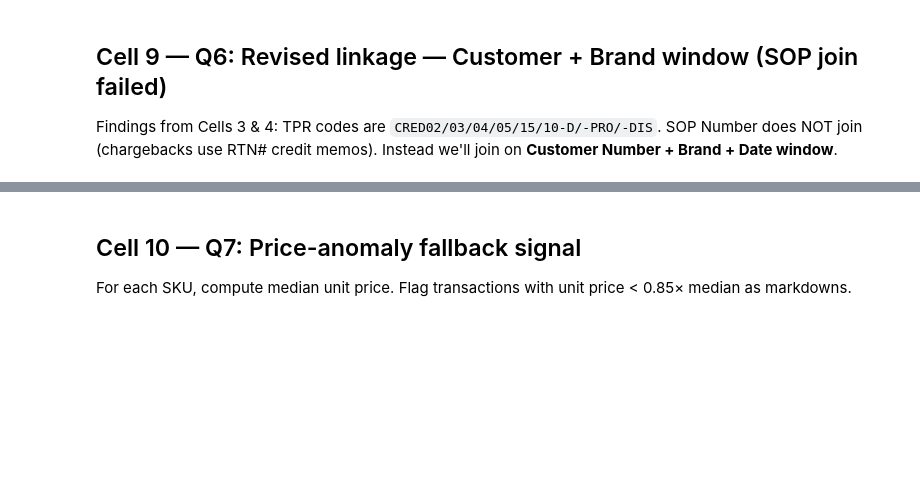
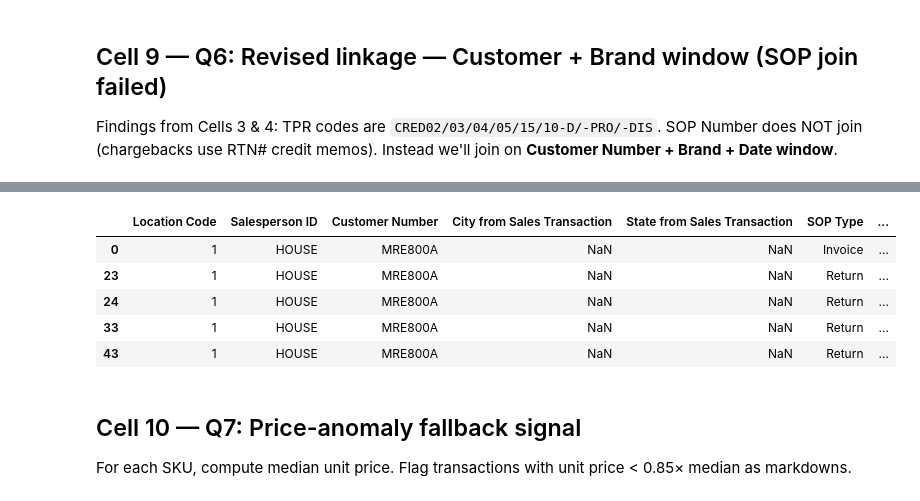
Before and after one commit to binkybarnes/pop_prompt2, a Jupyter notebook: exploration_f1.ipynb, the cells around one changed output, grey strips where cells are left out. Cells and saved outputs as stored; diff of their text form; code cells hidden in the pictures; blank space fills up the shorter version.

```diff
--- a/exploration_f1.ipynb
+++ b/exploration_f1.ipynb
@@ -315,6 +315,15 @@ Name: count, dtype: int64
 11039    2023-12-27     CRED03  Retailer- TPR Scan Down  TBZ - 06/23 Tiger Balm scan billback (P8)           12.62
 11119    2024-04-19     CRED03  Retailer- TPR Scan Down  TBZ - 12/23 Tiger Balm scan billback (P8)          313.50
 11114    2024-04-19     CRED03  Retailer- TPR Scan Down  TBZ - 12/23 Tiger Balm scan billback (P8)            5.26
+# %%
+tpr.head(5)
+# %% [output]
+|  | Location Code | Salesperson ID | Customer Number | City from Sales Transaction | State from Sales Transaction | SOP Type | ... |
+| 0 | 1 | HOUSE | MRE800A | NaN | NaN | Invoice | ... |
+| 23 | 1 | HOUSE | MRE800A | NaN | NaN | Return | ... |
+| 24 | 1 | HOUSE | MRE800A | NaN | NaN | Return | ... |
+| 33 | 1 | HOUSE | MRE800A | NaN | NaN | Return | ... |
+| 43 | 1 | HOUSE | MRE800A | NaN | NaN | Return | ... |
 # %% [markdown]
 ## Cell 10 — Q7: Price-anomaly fallback signal
 
```
Also changed, not shown: parts of 4 cells of this notebook, 3 other files.
